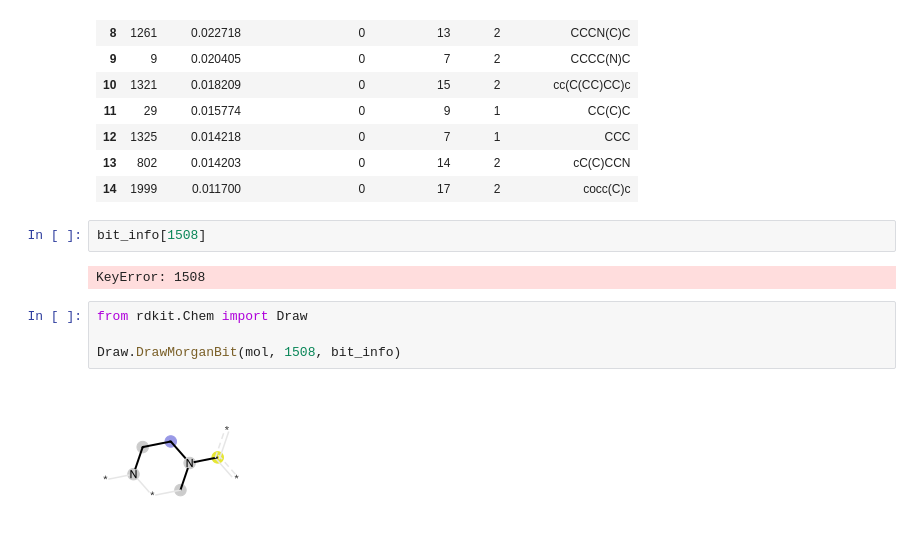
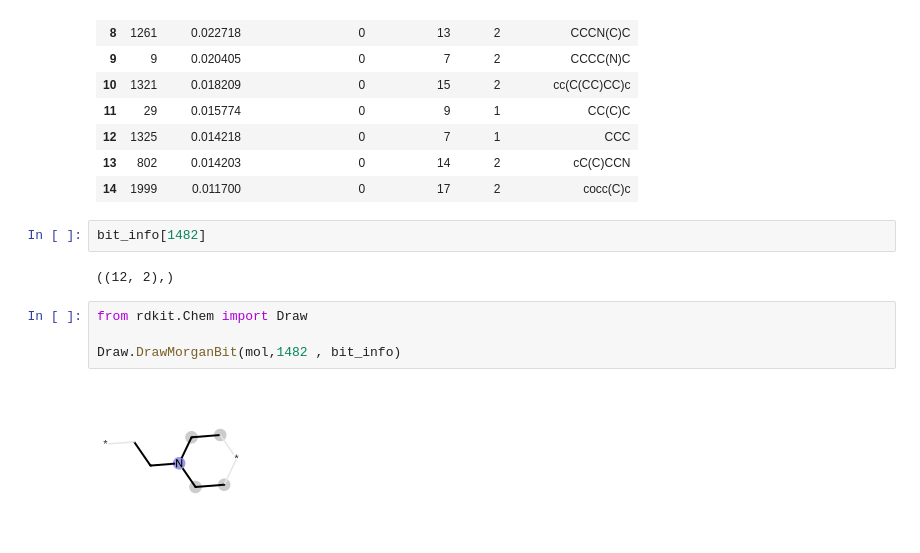
Before and after one commit to LSI-Uni-Bonn/ChemicHAL, a Jupyter notebook: notebooks/shap_generation_and_explanations.ipynb, the cells around one changed output. Saved outputs shown, nothing was run; the diff lists cells and outputs as text.

```diff
--- a/notebooks/shap_generation_and_explanations.ipynb
+++ b/notebooks/shap_generation_and_explanations.ipynb
@@ -343,15 +343,15 @@ env_df
 | 13 | 802 | 0.014203 | 0 | 14 | 2 | cC(C)CCN |
 | 14 | 1999 | 0.011700 | 0 | 17 | 2 | cocc(C)c |
 # %%
-bit_info[1508]
+bit_info[1482]
 # %% [output]
-KeyError: 1508
+((12, 2),)
 # %%
 from rdkit.Chem import Draw
 
-Draw.DrawMorganBit(mol, 1508, bit_info)
+Draw.DrawMorganBit(mol,1482	, bit_info)
 # %% [output]
-[figure, old version]
+[figure, new version]
 # %%
 # 6) Render top environments as molecule images.
 
```
Also changed, not shown: parts of 3 cells of this notebook, 1 other file.
